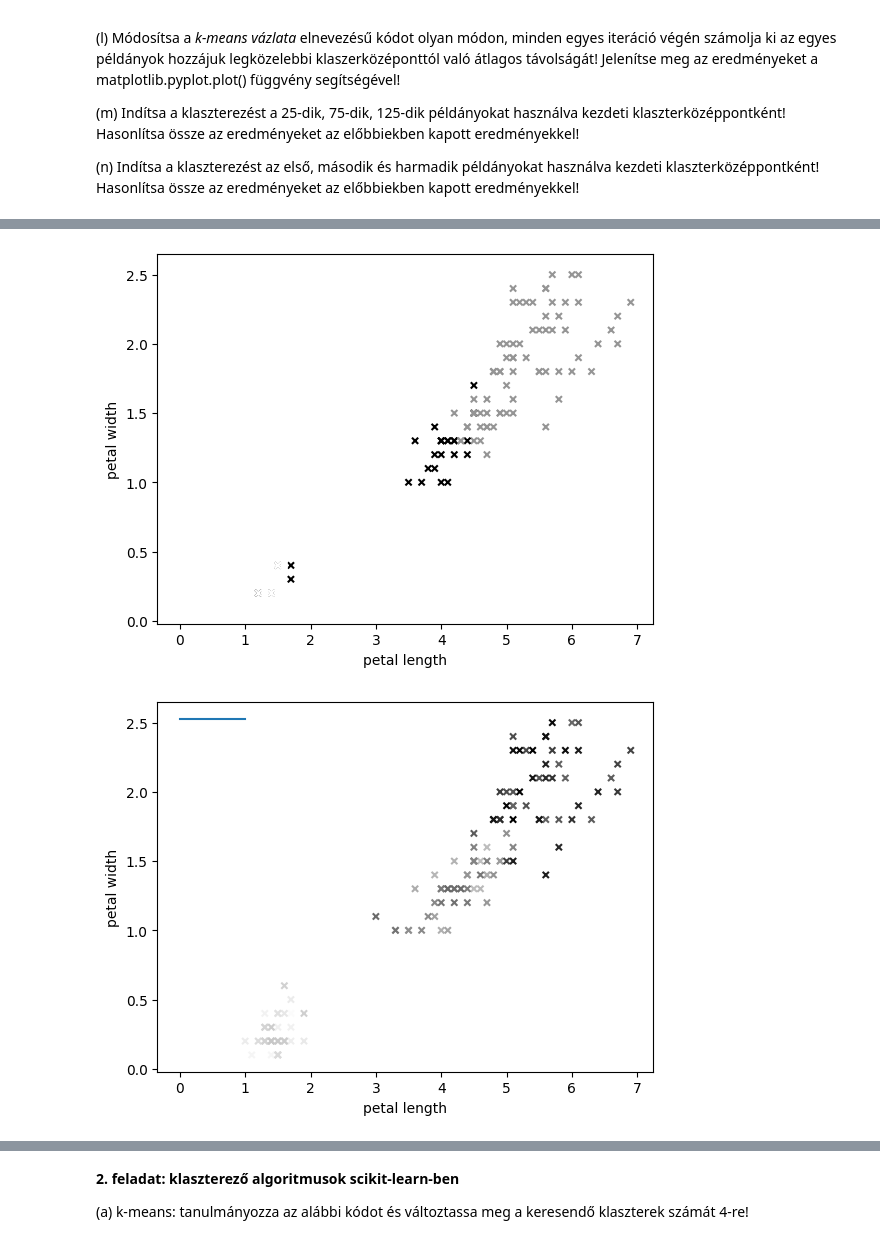
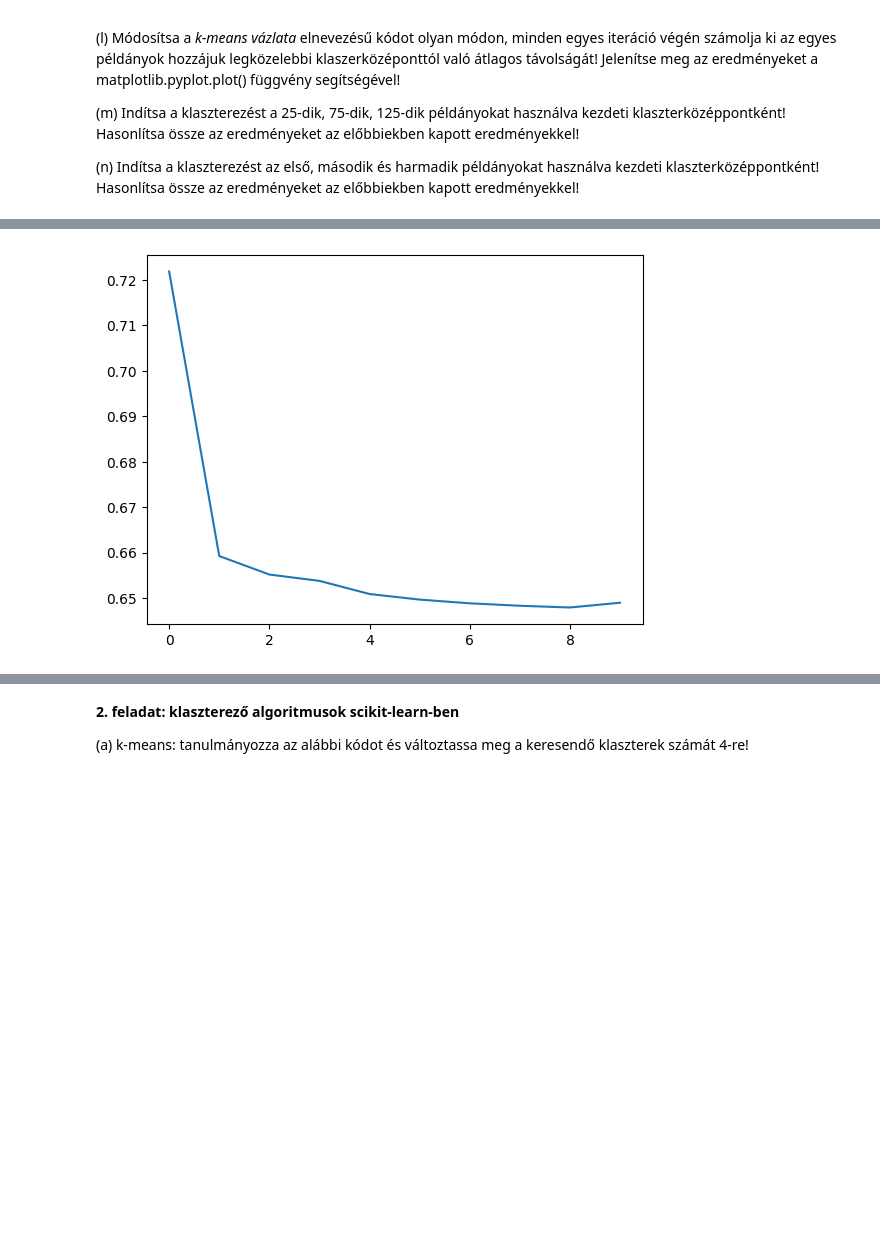
Before and after one commit to Actulus/IntelligensModszerekTantargy, a Jupyter notebook: Klaszterezes.ipynb, the cells around one changed output, grey strips where cells are left out. Saved outputs shown, nothing was run; the diff lists cells and outputs as text; code cells hidden in the pictures; blank space fills up the shorter version.

```diff
--- a/Klaszterezes.ipynb
+++ b/Klaszterezes.ipynb
@@ -76,9 +75,11 @@ def calculate_clusters_of_instances(data, centroids):
 # %%
 def calculate_new_centroids(data, calculate_clusters_of_instances, num_clusters=3):
-  new_centroids = np.zeros((num_clusters, data.shape[1]))
+  centroids = np.zeros((num_clusters, data.shape[1]))
   for i in range(num_clusters):
-    new_centroids[i] = np.mean(data[clusters_of_instances == i], axis=0)
-  return
+    cluster_data = data[calculate_clusters_of_instances == i]
+    centroids[i] = np.mean(cluster_data, axis=0)
+
+  return centroids
 # %%
 # módosítsa a k-means vázlata elnevezésű kódot olyan módon, hogy a clusters_of_instances_per_iteration elnevezésű listába (np.arrayek listájába)
 # mentse le minden iteráció végén az aktuális klaszterezést
@@ -120,8 +121,7 @@ tb = widgets.TabBar(list(range(10)), location='top')
 
 for i in range(num_iterations):
   with tb.output_to(i):
-    p = data_in_frame.plot.scatter('petal length', 'petal width',
-                                      c = colors_per_iteration[i], marker='x')
+    p = data_in_frame.plot.scatter('petal length', 'petal width', c = colors_per_iteration[i], marker='x')
 # %% [output]
 [interactive output not drawn]
 [interactive output not drawn]
@@ -147,6 +147,5 @@ for i in range(num_iterations):
   centroids = calculate_new_centroids(data, clusters_of_instances)
 
   print(centroids)
-  p = data_in_frame.plot.scatter('petal length', 'petal width',
-                                      c = clusters_of_instances, marker='x')
+  p = data_in_frame.plot.scatter('petal length', 'petal width', c = colors_per_iteration[i], marker='x')
 # %% [output]
@@ -181,10 +187,8 @@ for i in range(num_iterations):
   clusters_of_instances = calculate_clusters_of_instances(data, centroids)
   centroids = calculate_new_centroids(data, clusters_of_instances)
 
-  intra_cluster_distances.append(np.mean(euclidean_distances(data[clusters_of_instances == i], data[clusters_of_instances == i])))
+  intra_cluster_distances.append(np.mean(euclidean_distances(data, centroids)))
 
-  p = data_in_frame.plot.scatter('petal length', 'petal width',
-                                      c = clusters_of_instances, marker='x')
-  plt.plot(intra_cluster_distances)
-  plt.show()
+plt.plot(intra_cluster_distances)
+plt.show()
 # %% [output]
@@ -201,20 +196,17 @@ for i in range(num_iterations):
 # %%
 # Módosítsa a k-means vázlata elnevezésű kódot olyan módon, minden egyes iteráció végén számolja ki az egyes példányok hozzájuk
 # legközelebbi klaszerközéponttól való átlagos távolságát! Jelenítse meg az eredményeket a matplotlib.pyplot.plot() függvény segítségével!
 
-inter_cluster_distances = []
+closest_centroid_avg_distances = []
 num_iterations = 10
 centroids = initial_centroids(data)
 for i in range(num_iterations):
   clusters_of_instances = calculate_clusters_of_instances(data, centroids)
   centroids = calculate_new_centroids(data, clusters_of_instances)
 
-  inter_cluster_distances.append(np.mean(euclidean_distances(data, centroids)))
+  closest_centroid_avg_distances.append(np.mean(np.min(euclidean_distances(data, centroids), axis=1)))
 
-  p = data_in_frame.plot.scatter('petal length', 'petal width',
-                                      c = clusters_of_instances, marker='x')
-  plt.plot(inter_cluster_distances)
-  plt.show()
+plt.plot(closest_centroid_avg_distances)
+plt.show()
 # %% [output]
-[figure, old version]
+[figure, new version]
-[figure, removed]
```
Also changed, not shown: parts of 13 cells of this notebook.
